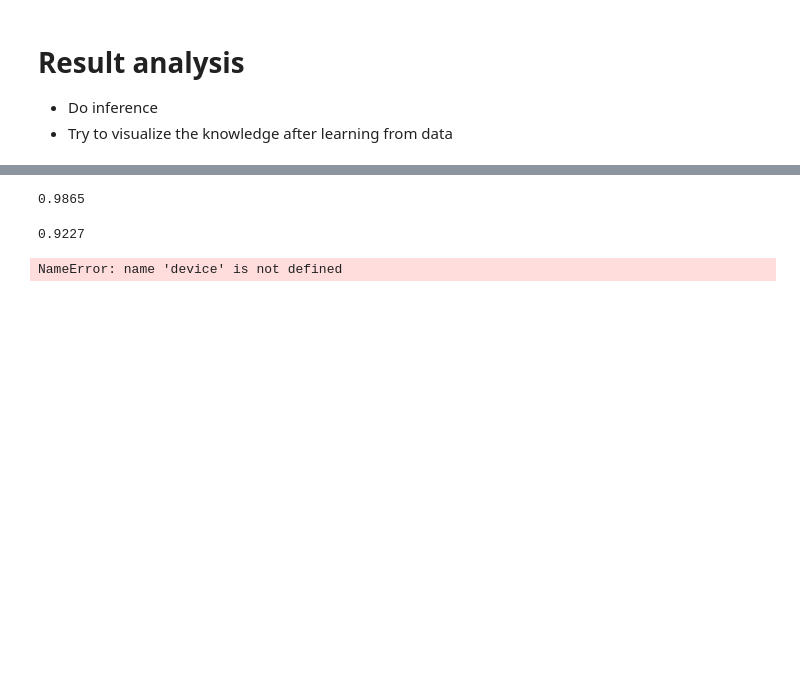
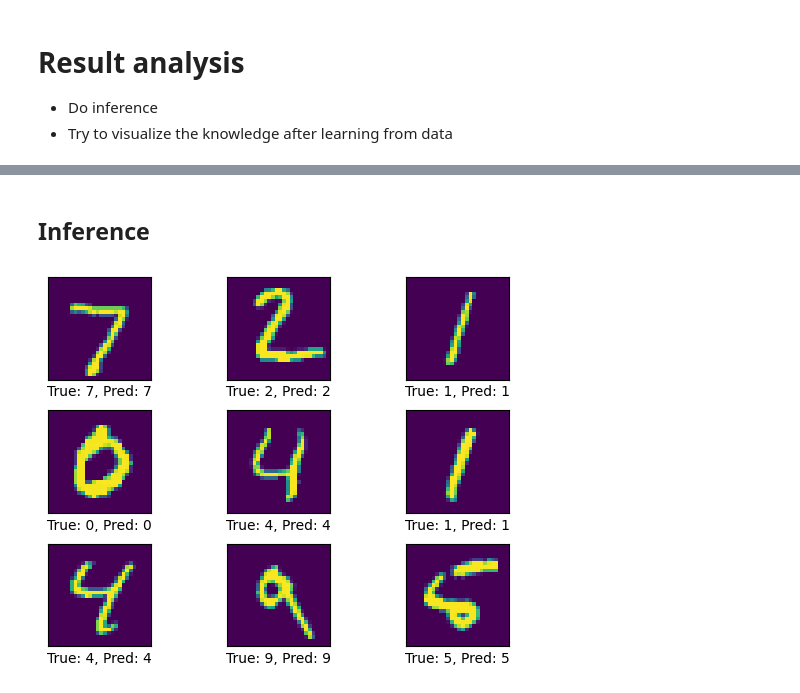
Before and after one commit to hahunavth/robust-adversarial-network, a Jupyter notebook: eval.ipynb, the cells around one changed output, grey strips where cells are left out. Drawn from its saved outputs; the diff is of its cells as text; code cells hidden in the pictures; blank space fills up the shorter version.

```diff
--- a/eval.ipynb
+++ b/eval.ipynb
@@ -66,5 +81,5 @@ pprint.pprint(cfg)
 # %%
-_, test_loader, num_class, img_size = get_data_loader(
+train_loader, test_loader, num_class, img_size = get_data_loader(
     data_dir=cfg.data_dir,
     batch_size=cfg.batch_size,
     test_batch_size=cfg.eval_batch_size,
@@ -72,4 +87,5 @@ _, test_loader, num_class, img_size = get_data_loader(
 )
 print("Num classes: ", num_class)
 print("Img size: ", img_size)
+print("Num train batches: ", len(train_loader))
 print("Num test batches: ", len(test_loader))
@@ -122,12 +146,2 @@ for snapshot in snapshots:
-# %%
-acc
-# %% [output]
-0.9865
-# %%
-adv_acc
-# %% [output]
-0.9227
-# %%
-device
-# %% [output]
-NameError: name 'device' is not defined
+# %% [markdown]
+## Inference
@@ -133,0 +177,34 @@ NameError: name 'device' is not defined
+# %%
+from sympy import false
+
+
+attack = LinfPGDAttack(model=model, epsilon=cfg.epsilon, k=cfg.k,
+                        alpha=cfg.alpha, random_start=cfg.random_start)
+
+false_neu_ids = []
+false_adv_ids = []
+
+n_sample = 200
+n_select = 9
+
+for batch in test_loader:
+    x, y = batch
+    x, y = x.to(device), y.to(device)
+    x, y = x[:n_sample], y[:n_sample]
+
+    pred = model(x)
+    pred = pred.argmax(dim=1)
+
+    false_neu_ids = torch.where(pred != y)[0]
+
+    x_adv = attack(x, y)
+    pred_adv = model(x_adv)
+    pred_adv = pred_adv.argmax(dim=1)
+
+    false_adv_ids = torch.where(pred_adv != y)[0]
+
+    break
+
+plot_images(x[:9], y[:9], pred[:9], noise=0.0)
+# %% [output]
+[figure, added]
```
Also changed, not shown: parts of 16 cells of this notebook, 11 other files.
